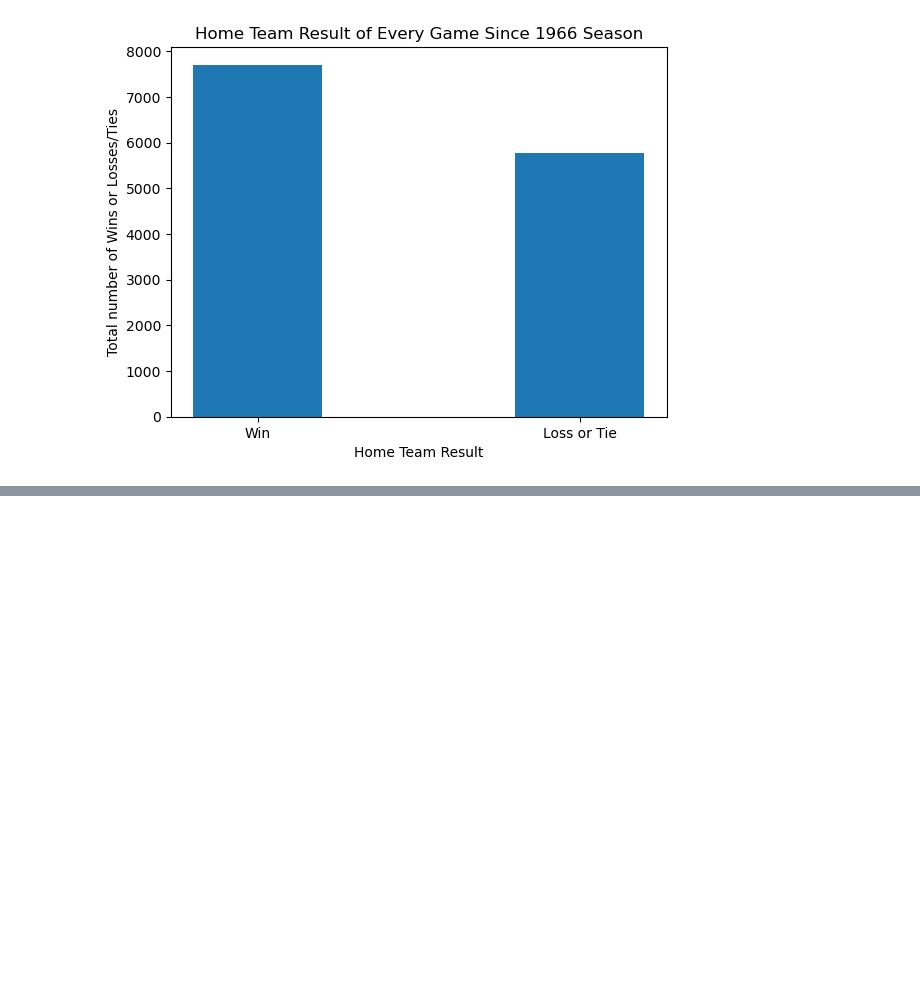
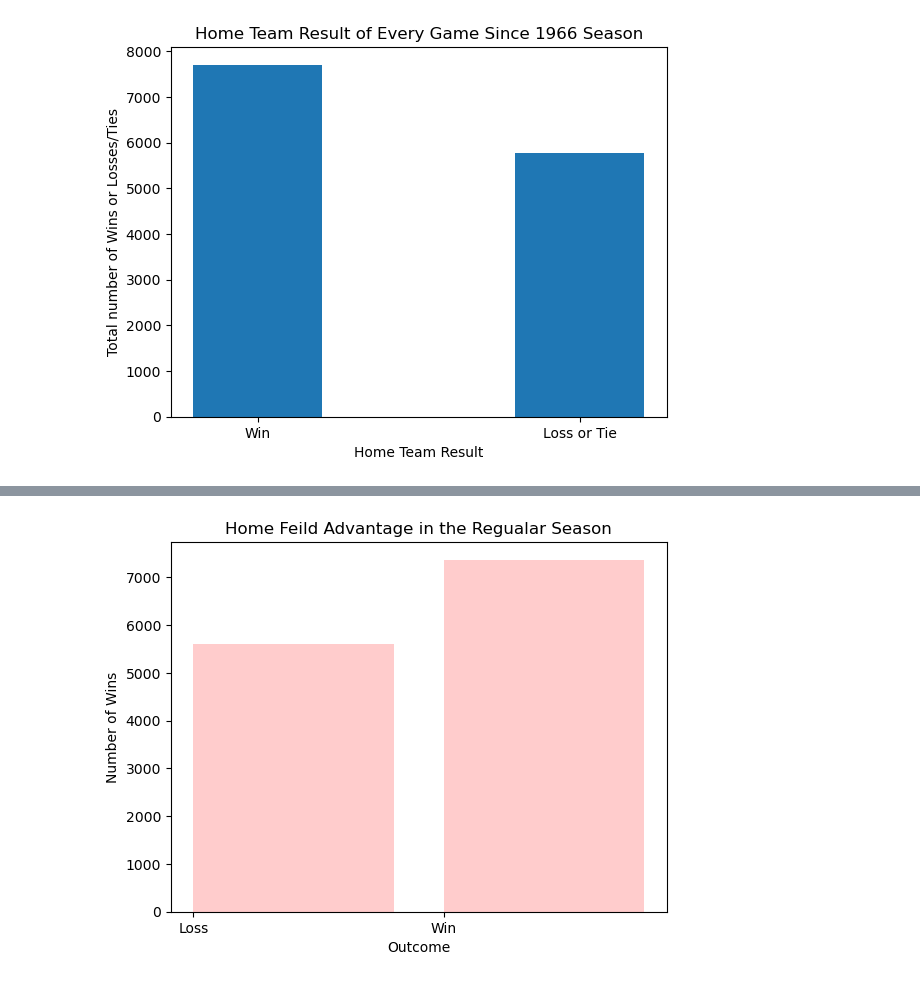
Before and after one commit to jlawrence16/project_one, a Jupyter notebook: import_data_nfl.ipynb, the cells around one changed output, grey strips where cells are left out. Saved outputs shown, nothing was run; the diff lists cells and outputs as text; code cells hidden in the pictures; blank space fills up the shorter version.

```diff
--- a/import_data_nfl.ipynb
+++ b/import_data_nfl.ipynb
@@ -86,0 +218,12 @@ plt.show()
+# %%
+results = [5610, 7368]
+x_axis = np.arange(len(results))
+plt.bar(x_axis, results, color='r', alpha=0.2, align="edge")
+tick_locations = [value for value in x_axis]
+plt.xticks(tick_locations, ["Loss", "Win"])
+plt.title("Home Feild Advantage in the Regualar Season")
+plt.xlabel("Outcome")
+plt.ylabel("Number of Wins")
+plt.show()
+# %% [output]
+[figure, added]
```
Also changed, not shown: parts of 13 cells of this notebook, 2 other files.
